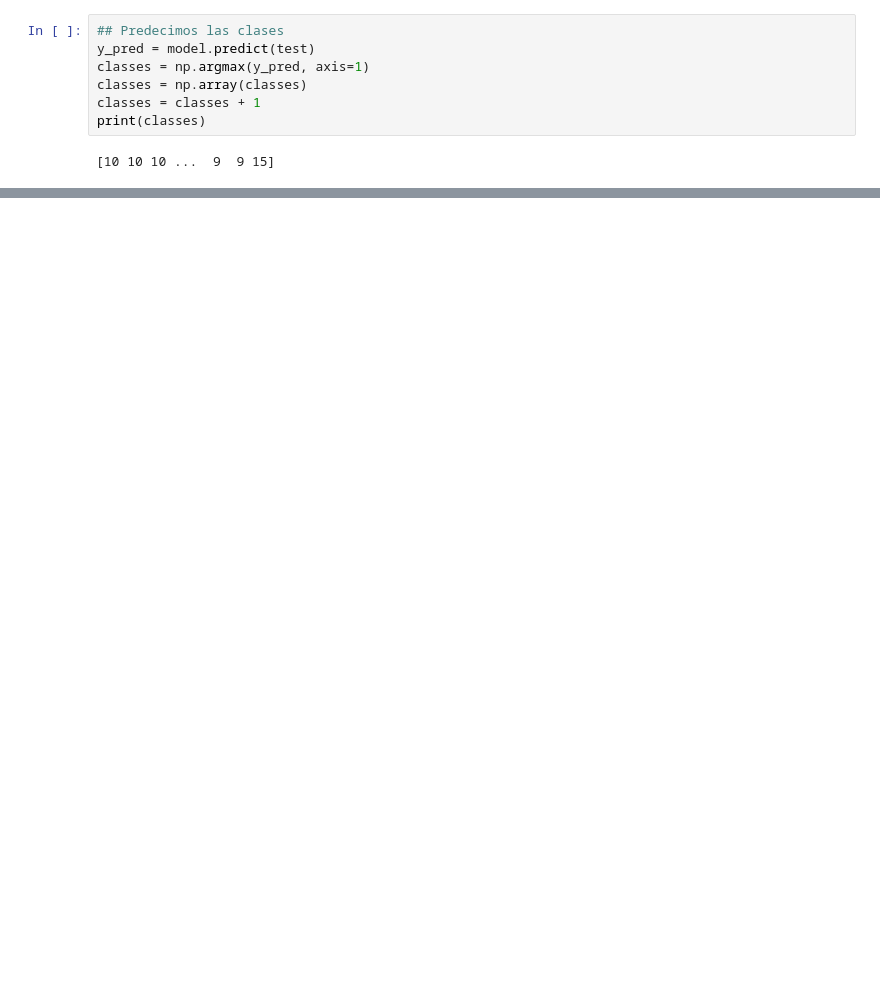
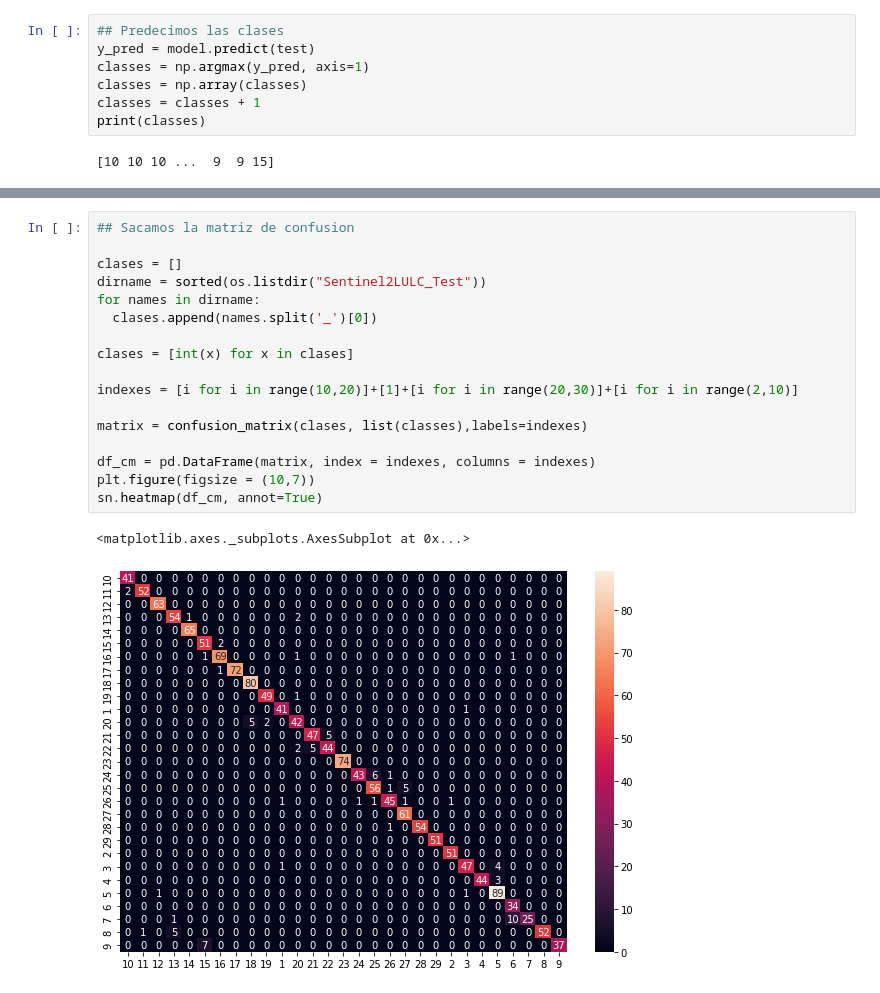
Before and after one commit to advy99/PROYECTO_MD_AA, a Jupyter notebook: algoritmos/JEMM/EfficientNetB2_ImageNet.ipynb, the cells around one changed output, grey strips where cells are left out. Drawn from its saved outputs; the diff is of its cells as text; blank space fills up the shorter version.

```diff
--- a/algoritmos/JEMM/EfficientNetB2_ImageNet.ipynb
+++ b/algoritmos/JEMM/EfficientNetB2_ImageNet.ipynb
@@ -275,3 +289,23 @@ files.download('EfficientNetB2_ImageNet.csv')
 # %% [output]
 [interactive output not drawn]
 [interactive output not drawn]
+# %%
+## Sacamos la matriz de confusion
+
+clases = []
+dirname = sorted(os.listdir("Sentinel2LULC_Test"))
+for names in dirname:
+  clases.append(names.split('_')[0])
+
+clases = [int(x) for x in clases]
+
+indexes = [i for i in range(10,20)]+[1]+[i for i in range(20,30)]+[i for i in range(2,10)]
+
+matrix = confusion_matrix(clases, list(classes),labels=indexes)
+
+df_cm = pd.DataFrame(matrix, index = indexes, columns = indexes)
+plt.figure(figsize = (10,7))
+sn.heatmap(df_cm, annot=True)
+# %% [output]
+<matplotlib.axes._subplots.AxesSubplot at 0x...>
+[figure, added]
```
Also changed, not shown: parts of 5 cells of this notebook, 1 other file.
